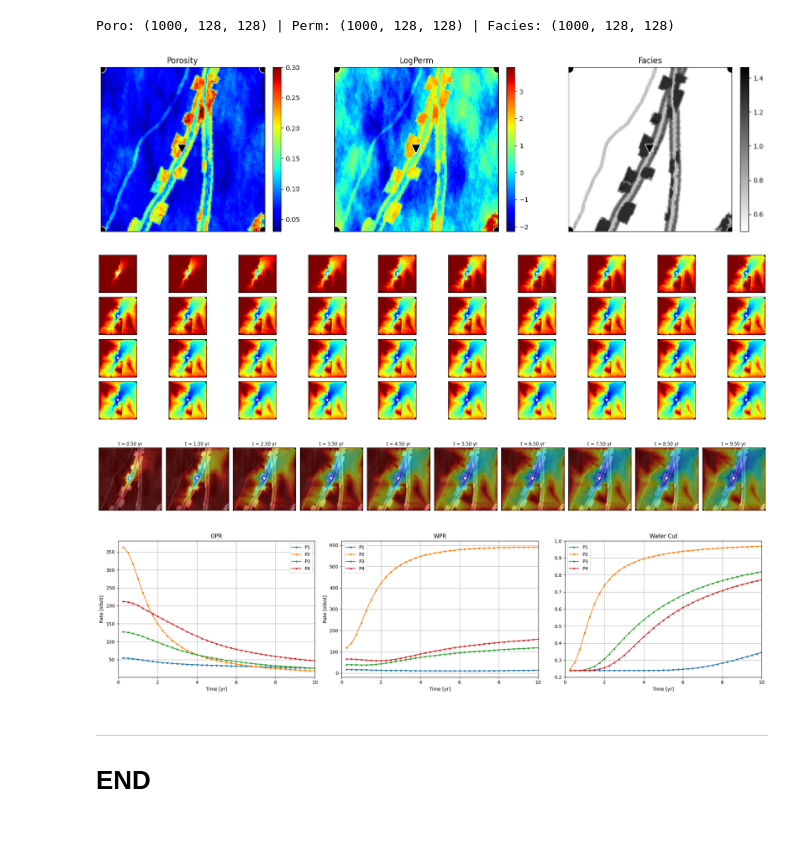
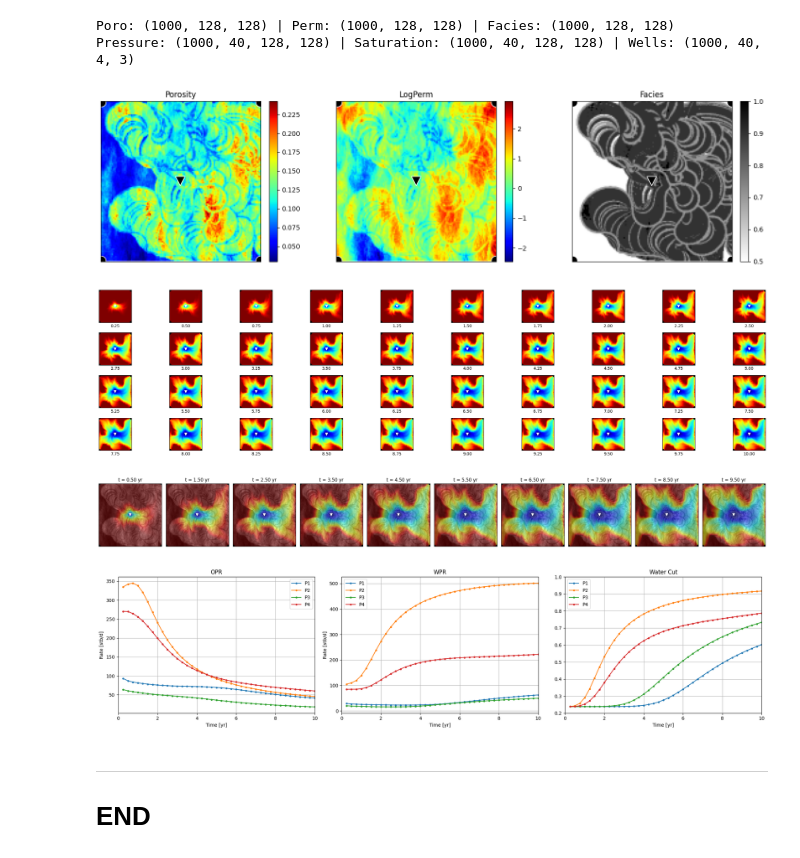
Before and after one commit to misaelmmorales/Latent-Geo-Modeling, a Jupyter notebook: simulations_new/visualize_simulations.ipynb, the cells around one changed output. Drawn from its saved outputs; the diff is of its cells as text; code cells hidden in the pictures.

```diff
--- a/simulations_new/visualize_simulations.ipynb
+++ b/simulations_new/visualize_simulations.ipynb
@@ -8,39 +10,22 @@ from scipy.io import loadmat, savemat
 # %%
-rock = np.load('por_perm_facies_1000x128x128.npz')
-poro, perm, facies = rock['poro_norm'], rock['perm_norm'], rock['facies_norm']
-poro = np.flip(np.rot90(poro, 3, axes=(1,2)), axis=2)
-perm = np.flip(np.rot90(perm, 3, axes=(1,2)), axis=2)
-facies = np.flip(np.rot90(facies, 3, axes=(1,2)), axis=2)
+poro = np.load('data/porosity.npy')
+perm = np.load('data/permeability.npy')
+facies = np.load('data/facies.npy')
 print('Poro: {} | Perm: {} | Facies: {}'.format(poro.shape, perm.shape, facies.shape))
+
+pressure = np.load('data/pressure.npy')
+saturation = np.load('data/saturation.npy')
+wells = np.load('data/wells.npy')
+print('Pressure: {} | Saturation: {} | Wells: {}'.format(pressure.shape, saturation.shape, wells.shape))
 
 inj_idx = [[63], [63]]
 prod_idx = [[0, 0, 127, 127], [0, 127, 0, 127]]
+timesteps = np.load('data/timesteps.npy')
 # %% [output]
 Poro: (1000, 128, 128) | Perm: (1000, 128, 128) | Facies: (1000, 128, 128)
+Pressure: (1000, 40, 128, 128) | Saturation: (1000, 40, 128, 128) | Wells: (1000, 40, 4, 3)
-# %%
-nx, ny, nz = 128, 128, 1
-nr, nt, nw = 100, 40, 4
-
-saturation = np.zeros((nr,nt,nx,ny))
-pressure = np.zeros((nr,nt,nx,ny))
-wellsol = np.zeros((nr,nt,nw,3))
-timesteps = np.zeros((nt,1))
-
-for i in range(nr):
-    states = loadmat('results/states/states_{}.mat'.format(i+1), simplify_cells=True)['states']
-    for t in range(nt):
-        saturation[i,t] = states[t]['s'][:,1].reshape(nx,ny)
-        pressure[i,t] = states[t]['pressure'].reshape(nx,ny)
-
-        for w in range(nw):
-            wellsol[i,t,w,0] = -states[t]['wellSol'][w+1]['qOr'] * (3.28084**3) / 5.615 * (60*60*24)
-            wellsol[i,t,w,1] = -states[t]['wellSol'][w+1]['qWr'] * (3.28084**3) / 5.615 * (60*60*24)
-            wellsol[i,t,w,2] = states[t]['wellSol'][w+1]['wcut']
-
-for t in range(nt):
-    timesteps[t] = states[t]['time'] / (60*60*24*365.25)
 # %%
-sample = 92
+sample = 905 #92
 # %%
 fig, axs = plt.subplots(1, 3, figsize=(15, 4), sharex=True, sharey=True)
 ax1, ax2, ax3 = axs
@@ -57,37 +42,37 @@ im3 = ax3.imshow(facies[sample], cmap='binary')
 plt.tight_layout()
 plt.show()
 # %% [output]
-[figure, old version]
+[figure, new version]
 # %%
 plt.figure(figsize=(25,6))
-for i in range(40):
+for i in range(nt):
     plt.subplot(4, 10, i+1)
     plt.imshow(saturation[sample, i], cmap='jet')
     plt.scatter(inj_idx[0], inj_idx[1], color='w', marker='v', s=33)
     plt.scatter(prod_idx[0], prod_idx[1], color='k', marker='o', s=50)
-    plt.xticks([]); plt.yticks([])
+    plt.xticks([]); plt.yticks([]); plt.xlabel('{:.2f}'.format(timesteps[i]))
 plt.tight_layout()
 plt.show()
 # %% [output]
-[figure, old version]
+[figure, new version]
 # %%
 fig, axs = plt.subplots(1, 10, figsize=(25, 4), sharex=True, sharey=True)
 for j in range(10):
     k = j * 4 + 1
     axs[j].imshow(poro[sample], cmap='gray')
     axs[j].imshow(saturation[sample, k], cmap='jet', alpha=0.5)
     axs[j].scatter(inj_idx[0], inj_idx[1], color='w', marker='v', s=33)
     axs[j].scatter(prod_idx[0], prod_idx[1], color='k', marker='o', s=50)
-    axs[j].set(title='t = {:.2f} yr'.format(timesteps[k][0]), xticks=[], yticks=[])
+    axs[j].set(title='t = {:.2f} yr'.format(timesteps[k]), xticks=[], yticks=[])
 plt.tight_layout()
 plt.show()
 # %% [output]
-[figure, old version]
+[figure, new version]
 # %%
 fig, axs = plt.subplots(1, 3, figsize=(20,5), sharex=True)
 for i in range(3):
     for j in range(nw):
-        axs[i].plot(timesteps, wellsol[sample,:,j,i], label='P{}'.format(j+1), color='C{}'.format(j), marker='.')
+        axs[i].plot(timesteps, wells[sample,:,j,i], label='P{}'.format(j+1), color='C{}'.format(j), marker='.')
     axs[i].grid(True, which='both')
     axs[i].set(title= ['OPR', 'WPR', 'Water Cut'][i], xlabel='Time [yr]', ylabel='Rate [stb/d]' if i<2 else None)
     axs[i].set(xlim=(0,10), ylim=(0.2,1) if i==2 else None)
@@ -95,7 +80,7 @@ for i in range(3):
 plt.tight_layout()
 plt.show()
 # %% [output]
-[figure, old version]
+[figure, new version]
 # %% [markdown]
 ***
 # END
```
Also changed, not shown: parts of 1 cell of this notebook, 3 other files.
